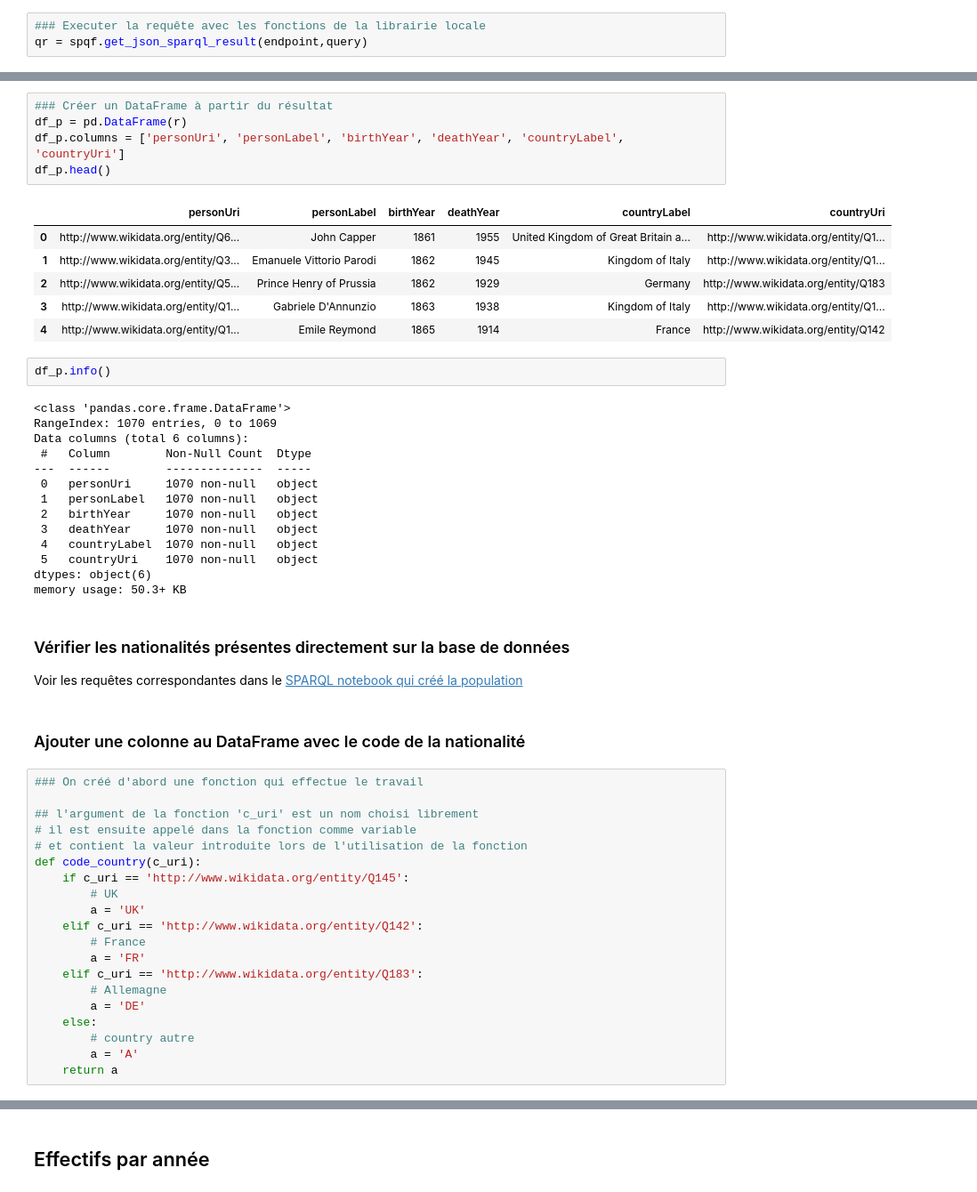
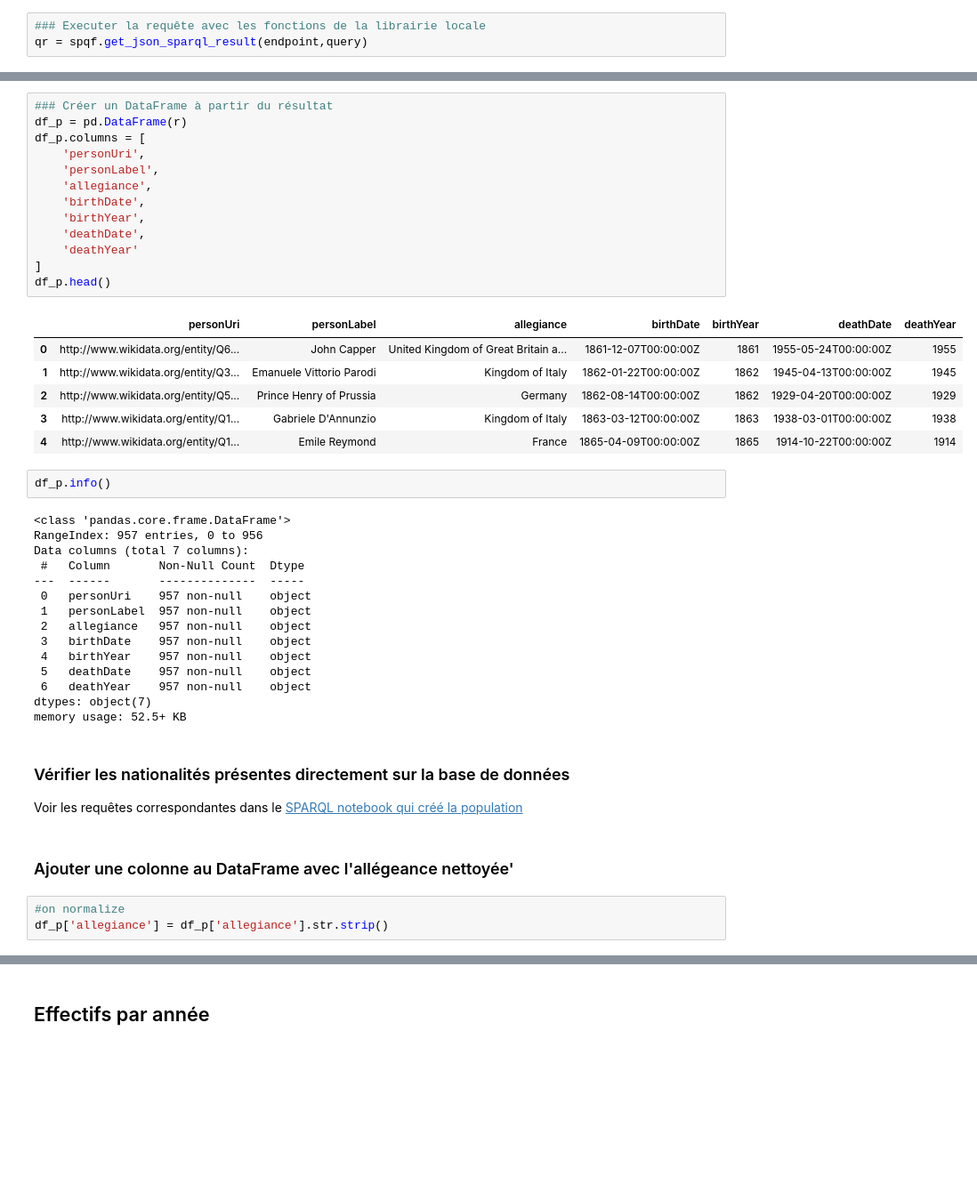
Before and after one commit to samohTDNM/Les-as-de-la-Grande-Guerre-, a Jupyter notebook: notebooks jupyter/asWW1_wdt_distribution_naissances_triplestore.ipynb, the cells around one changed output, grey strips where cells are left out. Shown: that part at 89% size. Cells and saved outputs as stored; diff of their text form; blank space fills up the shorter version.

```diff
--- a/notebooks jupyter/asWW1_wdt_distribution_naissances_triplestore.ipynb
+++ b/notebooks jupyter/asWW1_wdt_distribution_naissances_triplestore.ipynb
@@ -111,55 +114,47 @@ r[:3]
 # %%
 ### Créer un DataFrame à partir du résultat
 df_p = pd.DataFrame(r)
-df_p.columns = ['personUri', 'personLabel', 'birthYear', 'deathYear', 'countryLabel', 'countryUri']
+df_p.columns = [
+    'personUri',
+    'personLabel',
+    'allegiance',
+    'birthDate',
+    'birthYear',
+    'deathDate',
+    'deathYear'
+]
 df_p.head()
 # %% [output]
-|  | personUri | personLabel | birthYear | deathYear | countryLabel | countryUri |
-| 0 | http://www.wikidata.org/entity/Q6... | John Capper | 1861 | 1955 | United Kingdom of Great Britain a... | http://www.wikidata.org/entity/Q1... |
-| 1 | http://www.wikidata.org/entity/Q3... | Emanuele Vittorio Parodi | 1862 | 1945 | Kingdom of Italy | http://www.wikidata.org/entity/Q1... |
-| 2 | http://www.wikidata.org/entity/Q5... | Prince Henry of Prussia | 1862 | 1929 | Germany | http://www.wikidata.org/entity/Q183 |
-| 3 | http://www.wikidata.org/entity/Q1... | Gabriele D'Annunzio | 1863 | 1938 | Kingdom of Italy | http://www.wikidata.org/entity/Q1... |
-| 4 | http://www.wikidata.org/entity/Q1... | Emile Reymond | 1865 | 1914 | France | http://www.wikidata.org/entity/Q142 |
+|  | personUri | personLabel | allegiance | birthDate | birthYear | deathDate | deathYear |
+| 0 | http://www.wikidata.org/entity/Q6... | John Capper | United Kingdom of Great Britain a... | 1861-12-07T00:00:00Z | 1861 | 1955-05-24T00:00:00Z | 1955 |
+| 1 | http://www.wikidata.org/entity/Q3... | Emanuele Vittorio Parodi | Kingdom of Italy | 1862-01-22T00:00:00Z | 1862 | 1945-04-13T00:00:00Z | 1945 |
+| 2 | http://www.wikidata.org/entity/Q5... | Prince Henry of Prussia | Germany | 1862-08-14T00:00:00Z | 1862 | 1929-04-20T00:00:00Z | 1929 |
+| 3 | http://www.wikidata.org/entity/Q1... | Gabriele D'Annunzio | Kingdom of Italy | 1863-03-12T00:00:00Z | 1863 | 1938-03-01T00:00:00Z | 1938 |
+| 4 | http://www.wikidata.org/entity/Q1... | Emile Reymond | France | 1865-04-09T00:00:00Z | 1865 | 1914-10-22T00:00:00Z | 1914 |
 # %%
 df_p.info()
 # %% [output]
 <class 'pandas.core.frame.DataFrame'>
-RangeIndex: 1070 entries, 0 to 1069
-Data columns (total 6 columns):
- #   Column        Non-Null Count  Dtype
----  ------        --------------  -----
- 0   personUri     1070 non-null   object
- 1   personLabel   1070 non-null   object
- 2   birthYear     1070 non-null   object
- 3   deathYear     1070 non-null   object
- 4   countryLabel  1070 non-null   object
- 5   countryUri    1070 non-null   object
-dtypes: object(6)
-memory usage: 50.3+ KB
+RangeIndex: 957 entries, 0 to 956
+Data columns (total 7 columns):
+ #   Column       Non-Null Count  Dtype
+---  ------       --------------  -----
+ 0   personUri    957 non-null    object
+ 1   personLabel  957 non-null    object
+ 2   allegiance   957 non-null    object
+ 3   birthDate    957 non-null    object
+ 4   birthYear    957 non-null    object
+ 5   deathDate    957 non-null    object
+ 6   deathYear    957 non-null    object
+dtypes: object(7)
+memory usage: 52.5+ KB
 # %% [markdown]
 ### Vérifier les nationalités présentes directement sur la base de données
 
 
 Voir les requêtes correspondantes dans le [SPARQL notebook qui créé la population](../../sparqlbooks/wikidata_import_population.sparqlbook)
 # %% [markdown]
-### Ajouter une colonne au DataFrame avec le code de la nationalité
+### Ajouter une colonne au DataFrame avec l'allégeance nettoyée'
 # %%
-### On créé d'abord une fonction qui effectue le travail
-
-## l'argument de la fonction 'c_uri' est un nom choisi librement
-# il est ensuite appelé dans la fonction comme variable
-# et contient la valeur introduite lors de l'utilisation de la fonction
-def code_country(c_uri):
-    if c_uri == 'http://www.wikidata.org/entity/Q145':
-        # UK
-        a = 'UK'
-    elif c_uri == 'http://www.wikidata.org/entity/Q142':
-        # France
-        a = 'FR'
-    elif c_uri == 'http://www.wikidata.org/entity/Q183':
-        # Allemagne
-        a = 'DE'
-    else:
-        # country autre
-        a = 'A'
-    return a
+#on normalize
+df_p['allegiance'] = df_p['allegiance'].str.strip()
```
Also changed, not shown: parts of 42 cells of this notebook, 22 other files.
